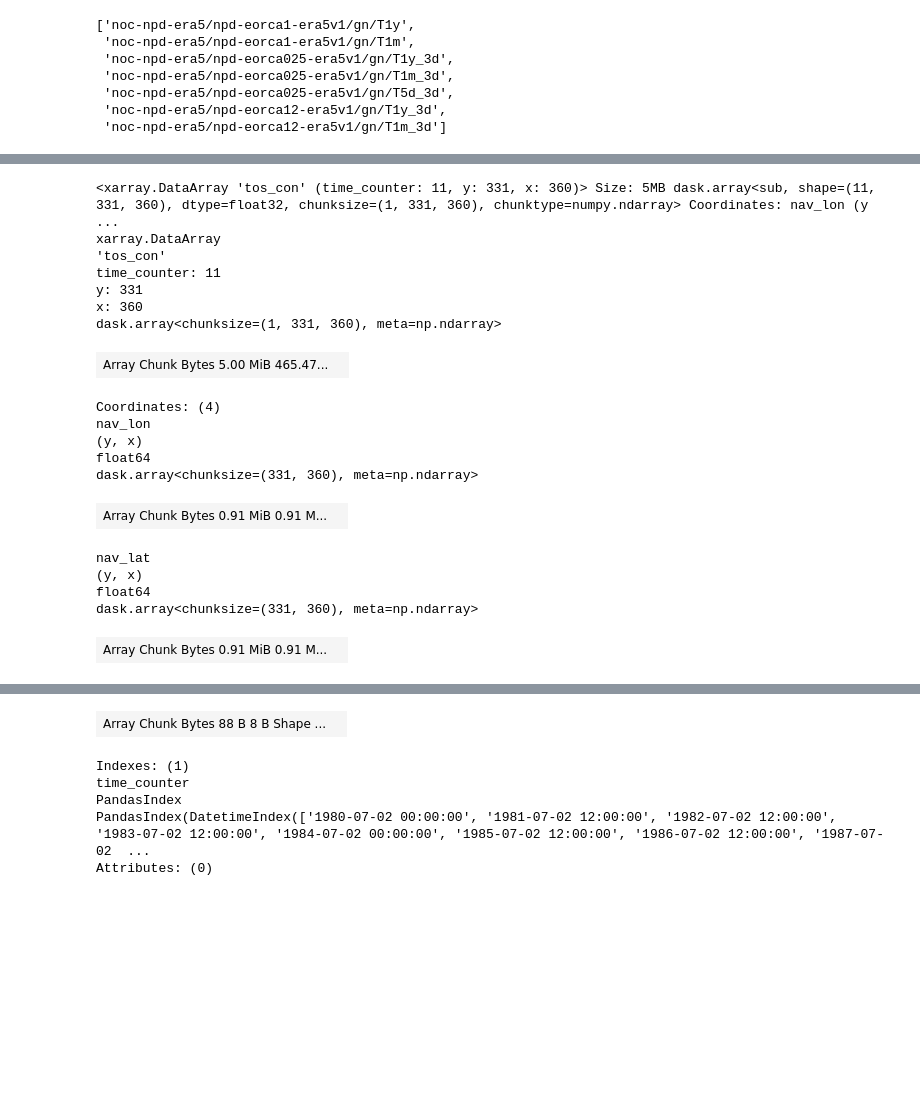
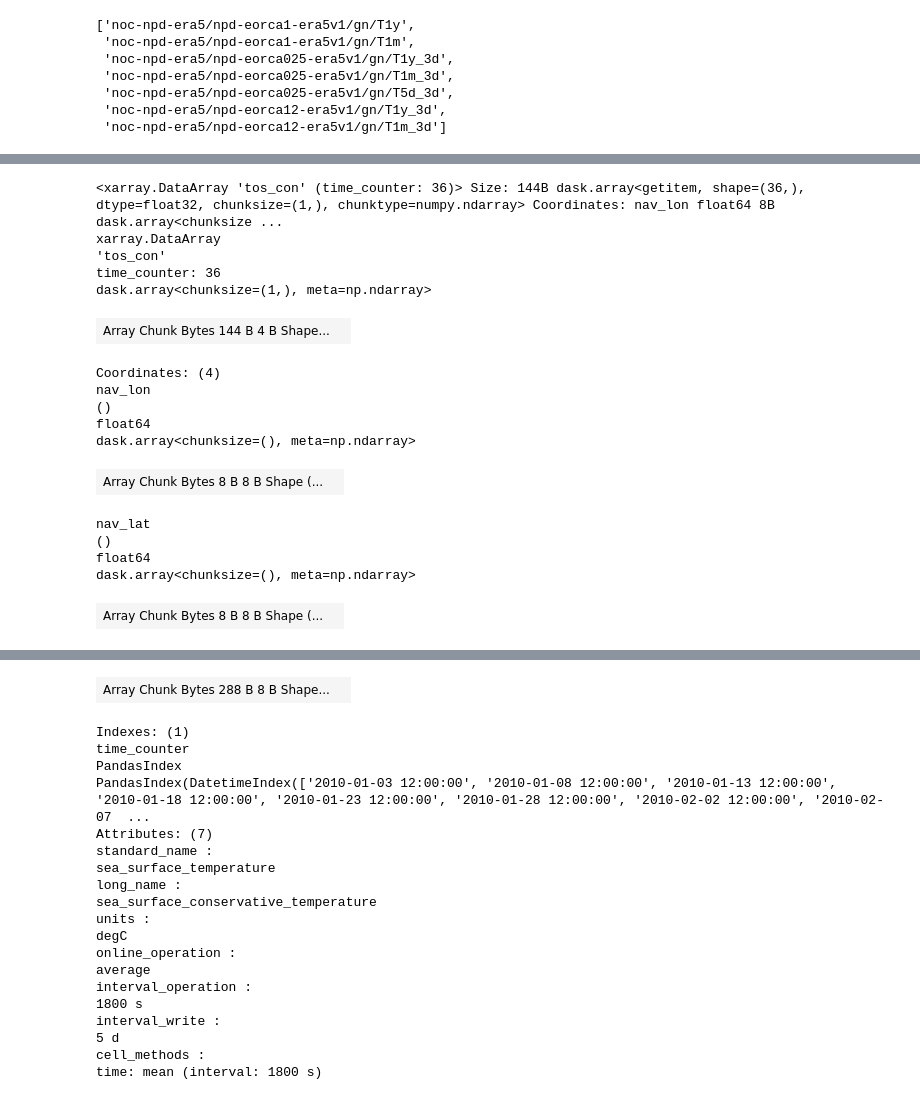
Before and after one commit to Tom-A-H/All-Code-, a Jupyter notebook: Exploring the data.ipynb, the cells around one changed output, grey strips where cells are left out. Cells and saved outputs as stored; diff of their text form; code cells hidden in the pictures; blank space fills up the shorter version.

Commit message:
Tuesday, 28th October
-Created plots for timing of bloom (in the magnitude notebooks)
-Looked at some trends for random points

```diff
--- a/Exploring the data.ipynb
+++ b/Exploring the data.ipynb
@@ -50,7 +50,7 @@ catalog.Items[0]
 # %%
-ds1 = catalog.open_dataset(id=catalog.Items[0].id,
-                          start_datetime='1980-01',
-                          end_datetime='1990-12')
+ds1 = catalog.open_dataset(id=catalog.Items[4].id,
+                          start_datetime='2010-01-01',
+                          end_datetime='2010-07-01')
 
 ds1
 # %% [output]
@@ -74,31 +74,24 @@ Data variables: (12/73)
 # %%
-septembers = []
-for year in range (1976, 2025):
-    septembers.append(f'{year}-09')
-
-means = (ds1['tos_con'].sel(time_counter = septembers, method = 'nearest')).mean(dim = 'time_counter')
-anomalies = ds1['tos_con'] - means
-anomalies
+random_point = ds1['tos_con'].sel(y = 950, x = 1050)
+random_point
 # %% [output]
-<xarray.DataArray 'tos_con' (time_counter: 11, y: 331, x: 360)> Size: 5MB dask.array<sub, shape=(11, 331, 360), dtype=float32, chunksize=(1, 331, 360), chunktype=numpy.ndarray> Coordinates: nav_lon (y ...
+<xarray.DataArray 'tos_con' (time_counter: 36)> Size: 144B dask.array<getitem, shape=(36,), dtype=float32, chunksize=(1,), chunktype=numpy.ndarray> Coordinates: nav_lon float64 8B dask.array<chunksize ...
 xarray.DataArray
 'tos_con'
-time_counter: 11
-y: 331
-x: 360
-dask.array<chunksize=(1, 331, 360), meta=np.ndarray>
+time_counter: 36
+dask.array<chunksize=(1,), meta=np.ndarray>
-| Array Chunk Bytes 5.00 MiB 465.47... |  |
+| Array Chunk Bytes 144 B 4 B Shape... |  |
 Coordinates: (4)
 nav_lon
-(y, x)
+()
 float64
-dask.array<chunksize=(331, 360), meta=np.ndarray>
+dask.array<chunksize=(), meta=np.ndarray>
-| Array Chunk Bytes 0.91 MiB 0.91 M... |  |
+| Array Chunk Bytes 8 B 8 B Shape (... |  |
 nav_lat
-(y, x)
+()
 float64
-dask.array<chunksize=(331, 360), meta=np.ndarray>
+dask.array<chunksize=(), meta=np.ndarray>
-| Array Chunk Bytes 0.91 MiB 0.91 M... |  |
+| Array Chunk Bytes 8 B 8 B Shape (... |  |
 time_counter
 (time_counter)
 datetime64[ns]
@@ -116,9 +109,23 @@ time_origin :
 1900-01-01 00:00:00
 bounds :
 time_centered_bounds
-| Array Chunk Bytes 88 B 8 B Shape ... |  |
+| Array Chunk Bytes 288 B 8 B Shape... |  |
 Indexes: (1)
 time_counter
 PandasIndex
-PandasIndex(DatetimeIndex(['1980-07-02 00:00:00', '1981-07-02 12:00:00', '1982-07-02 12:00:00', '1983-07-02 12:00:00', '1984-07-02 00:00:00', '1985-07-02 12:00:00', '1986-07-02 12:00:00', '1987-07-02  ...
-Attributes: (0)
+PandasIndex(DatetimeIndex(['2010-01-03 12:00:00', '2010-01-08 12:00:00', '2010-01-13 12:00:00', '2010-01-18 12:00:00', '2010-01-23 12:00:00', '2010-01-28 12:00:00', '2010-02-02 12:00:00', '2010-02-07  ...
+Attributes: (7)
+standard_name :
+sea_surface_temperature
+long_name :
+sea_surface_conservative_temperature
+units :
+degC
+online_operation :
+average
+interval_operation :
+1800 s
+interval_write :
+5 d
+cell_methods :
+time: mean (interval: 1800 s)
```
Also changed, not shown: parts of 5 cells of this notebook.
